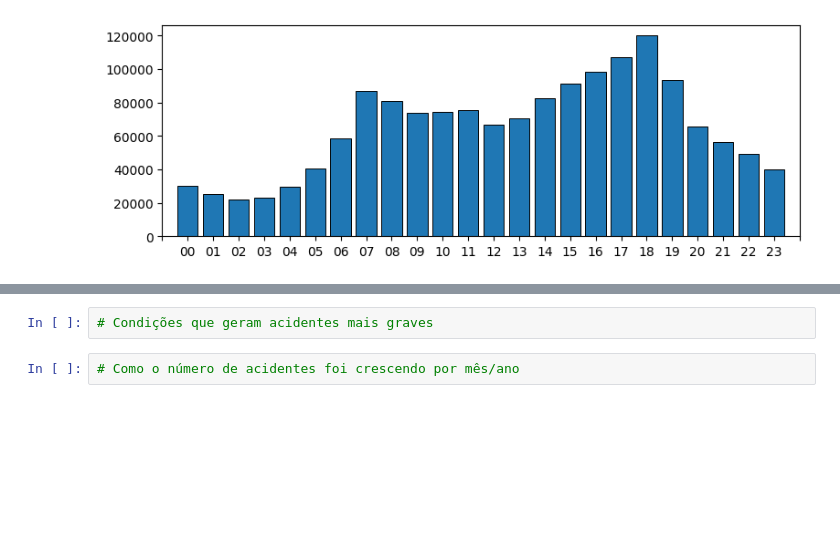
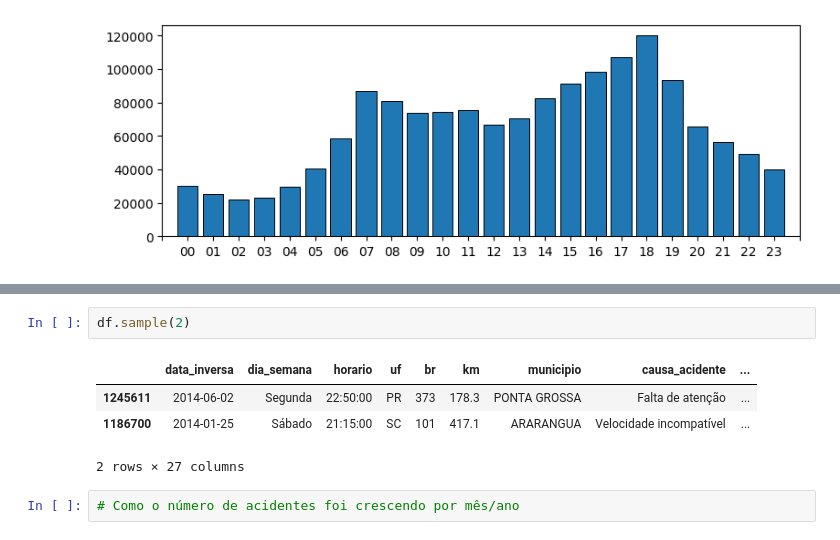
Before and after one commit to expeditow/acidentes-de-transito, a Jupyter notebook: analysis.ipynb, the cells around one changed output, grey strips where cells are left out. Drawn from its saved outputs; the diff is of its cells as text; blank space fills up the shorter version.

```diff
--- a/analysis.ipynb
+++ b/analysis.ipynb
@@ -176,5 +178,10 @@ df[(df['feridos'] > 2) | (df['mortos'] > 0) | (df['feridos_graves'] > 0)]
-# %%
-# Condições que geram acidentes mais graves
+# %%
+df.sample(2)
+# %% [output]
+|  | data_inversa | dia_semana | horario | uf | br | km | municipio | causa_acidente | ... |
+| 1245611 | 2014-06-02 | Segunda | 22:50:00 | PR | 373 | 178.3 | PONTA GROSSA | Falta de atenção | ... |
+| 1186700 | 2014-01-25 | Sábado | 21:15:00 | SC | 101 | 417.1 | ARARANGUA | Velocidade incompatível | ... |
+2 rows × 27 columns
 # %%
 # Como o número de acidentes foi crescendo por mês/ano
 # %%
```
Also changed, not shown: parts of 7 cells of this notebook.
